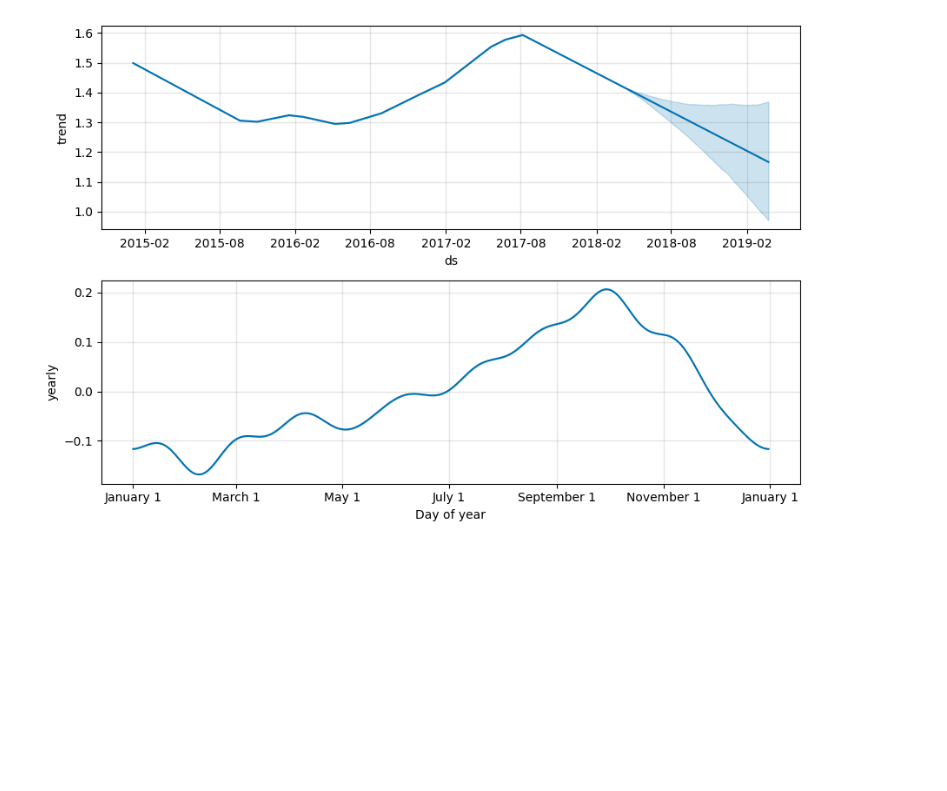
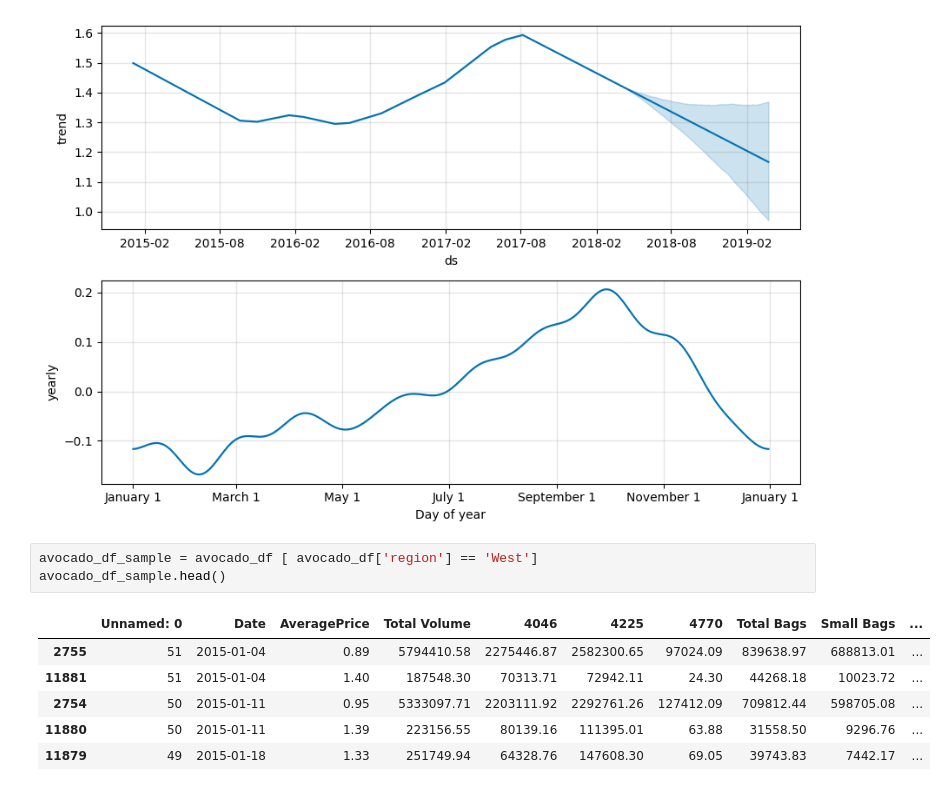
Before and after one commit to Hashim-Khan0/machine_learning_practice, a Jupyter notebook: avocado_market_prediction/price_prediction.ipynb, the cells around one changed output. Drawn from its saved outputs; the diff is of its cells as text; blank space fills up the shorter version.

```diff
--- a/avocado_market_prediction/price_prediction.ipynb
+++ b/avocado_market_prediction/price_prediction.ipynb
@@ -106,3 +106,13 @@ figure = m.plot(forecast, xlabel = 'Date', ylabel = 'Price')
 figure = m.plot_components(forecast)
 # %% [output]
 [figure]
+# %%
+avocado_df_sample = avocado_df [ avocado_df['region'] == 'West']
+avocado_df_sample.head()
+# %% [output]
+|  | Unnamed: 0 | Date | AveragePrice | Total Volume | 4046 | 4225 | 4770 | Total Bags | Small Bags | ... |
+| 2755 | 51 | 2015-01-04 | 0.89 | 5794410.58 | 2275446.87 | 2582300.65 | 97024.09 | 839638.97 | 688813.01 | ... |
+| 11881 | 51 | 2015-01-04 | 1.40 | 187548.30 | 70313.71 | 72942.11 | 24.30 | 44268.18 | 10023.72 | ... |
+| 2754 | 50 | 2015-01-11 | 0.95 | 5333097.71 | 2203111.92 | 2292761.26 | 127412.09 | 709812.44 | 598705.08 | ... |
+| 11880 | 50 | 2015-01-11 | 1.39 | 223156.55 | 80139.16 | 111395.01 | 63.88 | 31558.50 | 9296.76 | ... |
+| 11879 | 49 | 2015-01-18 | 1.33 | 251749.94 | 64328.76 | 147608.30 | 69.05 | 39743.83 | 7442.17 | ... |
```
Also changed, not shown: parts of 7 cells of this notebook.
